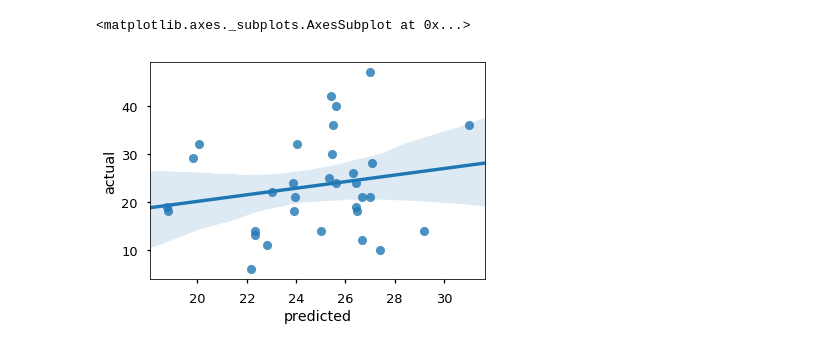
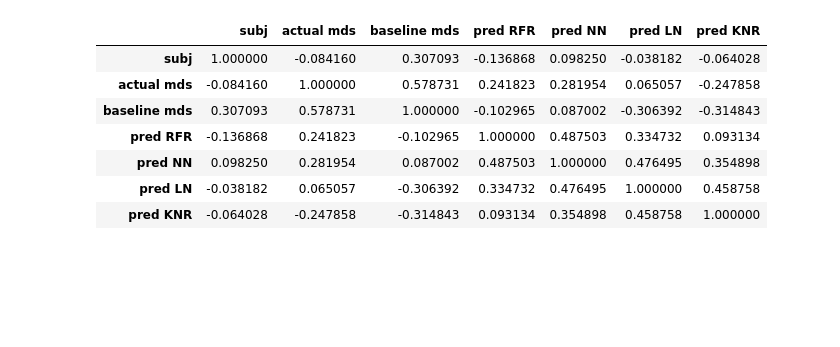
Before and after one commit to nshawen/CIS-PD_Curation, a Jupyter notebook: Predicting MDS scores - features are symptom scores for each task .ipynb, the cells around one changed output. Saved outputs shown, nothing was run; the diff lists cells and outputs as text; code cells hidden in the pictures; blank space fills up the shorter version.

```diff
--- a/Predicting MDS scores - features are symptom scores for each task .ipynb
+++ b/Predicting MDS scores - features are symptom scores for each task .ipynb
@@ -247,8 +163,71 @@ print(np.corrcoef(p, a)[0][1])
-# %%
-df = pd.DataFrame()
-df.insert(loc = len(df.columns.values), column = 'predicted', value = predictions)
-df.insert(loc = len(df.columns.values), column = 'actual', value = actual)
-sns.regplot(x = 'predicted', y = 'actual', data = df, order = 1)
-# %% [output]
-<matplotlib.axes._subplots.AxesSubplot at 0x...>
-[figure, removed]
+# %%
+### CALCULATE FIRST STACK ###
+a = []; b = []; v = []; subjs = []
+pred_RFR = []; pred_NN = []; pred_LN = []; pred_LARS = []; pred_KNR = []
+
+for s in features['Subject'].unique():
+
+    # create regressors
+    clf_MDS_RFR = RandomForestRegressor(n_estimators=50, random_state = 2)
+    clf_MDS_NN = MLPRegressor(max_iter = 10000, random_state = 2)
+    clf_MDS_LN = LinearRegression()
+    clf_MDS_LARS = Lars(eps = 2.220446049250313e-7)
+    clf_MDS_KNR = KNeighborsRegressor(weights = 'distance')
+
+    # set up train data
+    Xtrain = features[(features['Subject'] != s) & (features['Visit'] != 0)]
+    ytrain = Xtrain['MDS score']
+    ytrain = ytrain.values
+    ytrain = ytrain.astype(int)
+    Xtrain = Xtrain.iloc[:, 4:].values
+
+    # scale train data
+    scaler = StandardScaler()
+    scaler.fit(Xtrain)
+    Xtrain_std = scaler.transform(Xtrain)
+
+    # train regressors
+    clf_MDS_RFR.fit(Xtrain, ytrain)
+    clf_MDS_NN.fit(Xtrain_std, ytrain)
+    clf_MDS_LN.fit(Xtrain_std, ytrain)
+    clf_MDS_LARS.fit(Xtrain_std, ytrain)
+    clf_MDS_KNR.fit(Xtrain_std, ytrain)
+
+    # setup test data
+    Xtest = features[(features['Subject'] == s) & (features['Visit'] != 0)]
+    actual = Xtest['MDS score'].values.astype(int)
+    bmds = Xtest['baseline MDS'].values.astype(int)
+    vis = Xtest['Visit'].values.astype(int)
+    Xtest = Xtest.iloc[:, 4:].values
+
+    # make predictions and save in stacked_predictions dataframe
+    if (len(Xtest) != 0):
+        Xtest_std = scaler.transform(Xtest)
+        a += list(actual)
+        b += list(bmds)
+        v += list(vis)
+        subjs += [s for elem in list(actual)]
+        pred_RFR += list(clf_MDS_RFR.predict(Xtest))
+        pred_NN += list(clf_MDS_NN.predict(Xtest_std))
+        pred_LN += list(clf_MDS_LN.predict(Xtest_std))
+        pred_LARS += list(clf_MDS_LARS.predict(Xtest_std))
+        pred_KNR += list(clf_MDS_KNR.predict(Xtest_std))
+stacked_predictions = pd.DataFrame()
+stacked_predictions.insert(loc = len(stacked_predictions.columns.values), column = 'subj', value = subjs)
+stacked_predictions.insert(loc = len(stacked_predictions.columns.values), column = 'actual mds', value = a)
+stacked_predictions.insert(loc = len(stacked_predictions.columns.values), column = 'baseline mds', value = b)
+stacked_predictions.insert(loc = len(stacked_predictions.columns.values), column = 'pred RFR', value = pred_RFR)
+stacked_predictions.insert(loc = len(stacked_predictions.columns.values), column = 'pred NN', value = pred_NN)
+stacked_predictions.insert(loc = len(stacked_predictions.columns.values), column = 'pred LN', value = pred_LN)
+stacked_predictions.insert(loc = len(stacked_predictions.columns.values), column = 'pred KNR', value = pred_KNR)
+stacked_predictions.style
+stacked_predictions.corr()
+# %% [output]
+|  | subj | actual mds | baseline mds | pred RFR | pred NN | pred LN | pred KNR |
+| subj | 1.000000 | -0.084160 | 0.307093 | -0.136868 | 0.098250 | -0.038182 | -0.064028 |
+| actual mds | -0.084160 | 1.000000 | 0.578731 | 0.241823 | 0.281954 | 0.065057 | -0.247858 |
+| baseline mds | 0.307093 | 0.578731 | 1.000000 | -0.102965 | 0.087002 | -0.306392 | -0.314843 |
+| pred RFR | -0.136868 | 0.241823 | -0.102965 | 1.000000 | 0.487503 | 0.334732 | 0.093134 |
+| pred NN | 0.098250 | 0.281954 | 0.087002 | 0.487503 | 1.000000 | 0.476495 | 0.354898 |
+| pred LN | -0.038182 | 0.065057 | -0.306392 | 0.334732 | 0.476495 | 1.000000 | 0.458758 |
+| pred KNR | -0.064028 | -0.247858 | -0.314843 | 0.093134 | 0.354898 | 0.458758 | 1.000000 |
```
Also changed, not shown: parts of 10 cells of this notebook, 6 other files.
